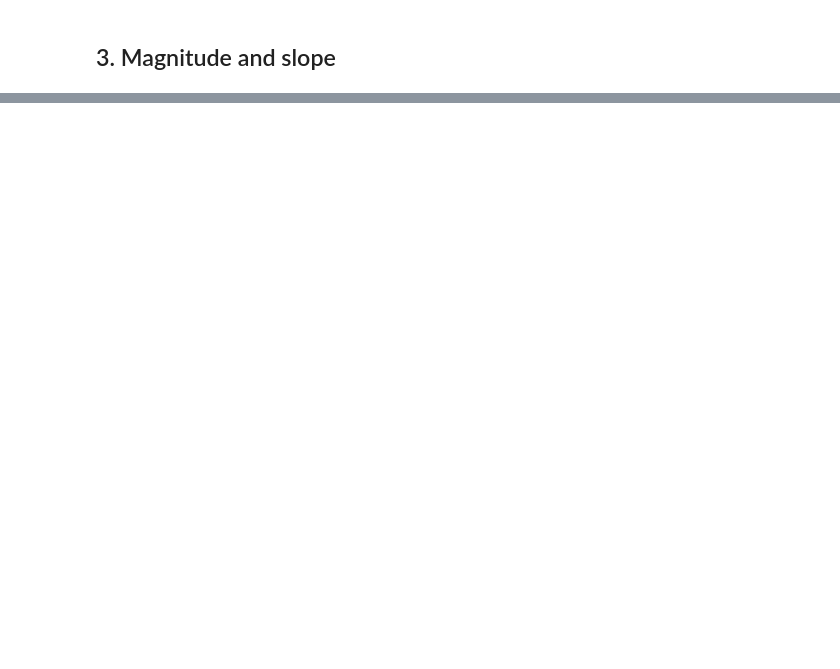
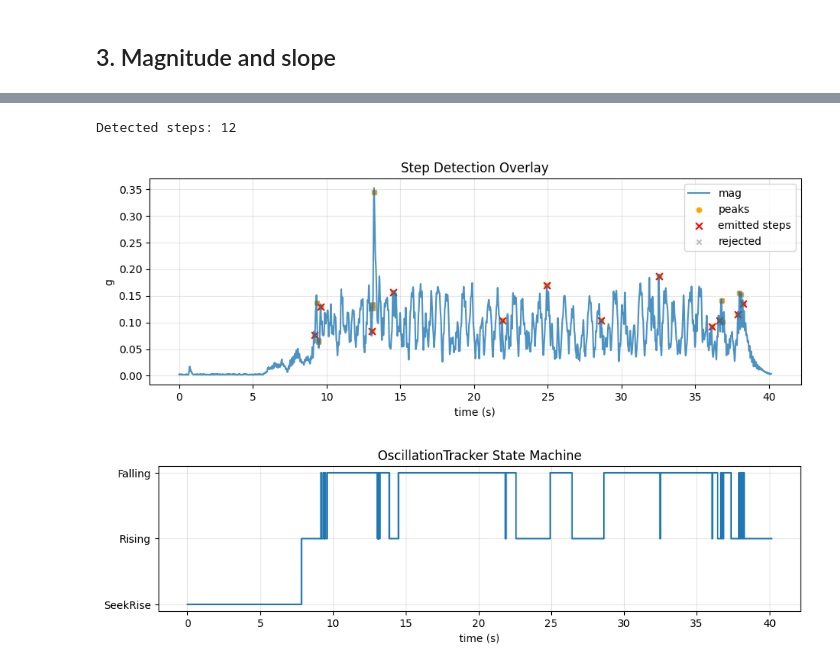
Before and after one commit to pfischer1687/rtos-pedometer, a Jupyter notebook: tools/notebooks/dsp_debug_plot.ipynb, the cells around one changed output, grey strips where cells are left out. Cells and saved outputs as stored; diff of their text form; code cells hidden in the pictures; blank space fills up the shorter version.

Commit message:
Adds step detection mirror plot to DSP debug notebook.

```diff
--- a/tools/notebooks/dsp_debug_plot.ipynb
+++ b/tools/notebooks/dsp_debug_plot.ipynb
@@ -6,6 +6,10 @@ Loads the newest `debug_<TIMESTAMP>.csv` from the `data/` dir and plots the raw
 from pathlib import Path
 import matplotlib.pyplot as plt
 import pandas as pd
+import numpy as np
+
+SLOPE_HYST = 0.0045
+MIN_STEP_INTERVAL_S = 0.3
 
 REPO_ROOT = Path.cwd().resolve().parents[1]
 DATA_DIR = REPO_ROOT / "data"
@@ -126,0 +160,58 @@ plt.show()
+# %%
+events, peaks, emitted, rejected, state_trace = detect_steps(df)
+
+print(f"Detected steps: {len(events)}")
+# %% [output]
+Detected steps: 12
+# %%
+fig, ax = plt.subplots(figsize=(11, 3.5))
+
+ax.plot(t, df["mag"], label="mag", alpha=0.8)
+
+ax.scatter(
+    t[peaks.astype(bool)],
+    df["mag"][peaks.astype(bool)],
+    color="orange",
+    label="peaks",
+    s=20,
+)
+
+ax.scatter(
+    t[emitted.astype(bool)],
+    df["mag"][emitted.astype(bool)],
+    color="red",
+    label="emitted steps",
+    s=40,
+    marker="x",
+)
+
+ax.scatter(
+    t[rejected.astype(bool)],
+    df["mag"][rejected.astype(bool)],
+    color="gray",
+    label="rejected",
+    s=20,
+    alpha=0.5,
+    marker="x",
+)
+
+ax.set_title("Step Detection Overlay")
+ax.set_xlabel("time (s)")
+ax.set_ylabel("g")
+ax.legend()
+ax.grid(True, alpha=0.3)
+
+plt.show()
+
+fig2, ax_sm = plt.subplots(figsize=(11, 2.5))
+ax_sm.step(t, state_trace, where="post")
+ax_sm.set_yticks([0, 1, 2])
+ax_sm.set_yticklabels(["SeekRise", "Rising", "Falling"])
+ax_sm.set_title("OscillationTracker State Machine")
+ax_sm.set_xlabel("time (s)")
+ax_sm.grid(True, alpha=0.3)
+
+plt.show()
+# %% [output]
+[figure, added]
+[figure, added]
```
Also changed, not shown: parts of 9 cells of this notebook, 2 other files.
